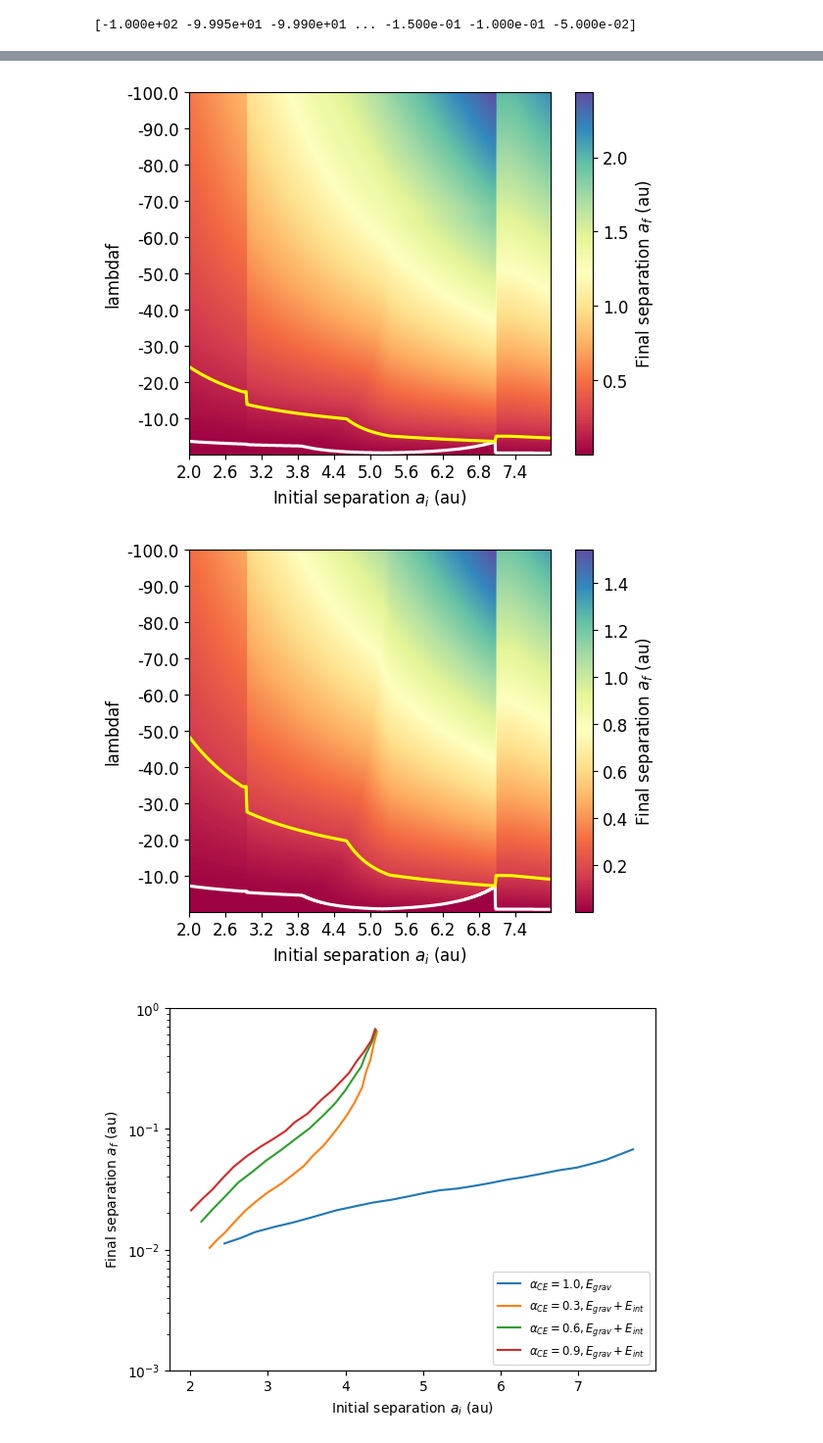
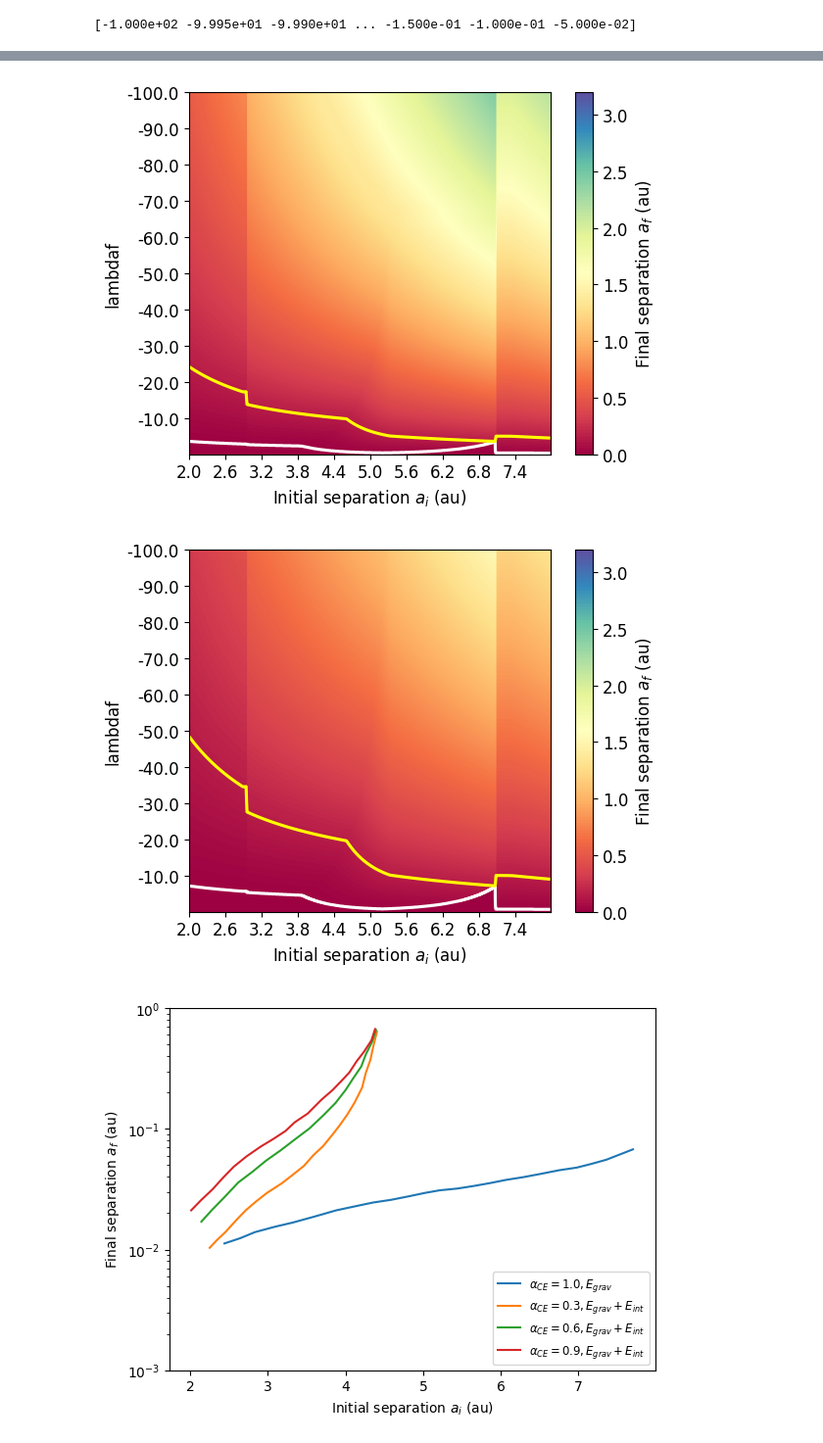
Before and after one commit to RunqiuYe/binary-evolution, a Jupyter notebook: lambda fitting/05:31 final results/yamaguchi 7+1 results.ipynb, the cells around one changed output, grey strips where cells are left out. Shown at 98% size. Cells and saved outputs as stored; diff of their text form; code cells hidden in the pictures.

Commit message:
updated 7+1graph and graph in summary

```diff
--- a/lambda fitting/05:31 final results/yamaguchi 7+1 results.ipynb
+++ b/lambda fitting/05:31 final results/yamaguchi 7+1 results.ipynb
@@ -164,5 +164,5 @@ plt.show()
 # %%
-plt.imshow(data3, cmap='Spectral', aspect = 0.2)
+plt.imshow(data3, cmap='Spectral', aspect = 0.2,vmin=0, vmax=3.2)
 
 cbar = plt.colorbar()  # Customize color bar label
 cbar.ax.tick_params(labelsize=12)  # Adjust font size in color bar
@@ -183,30 +183,30 @@ plt.contour(data3, levels=[0.01, 0.15], colors=['white', 'yellow'],linewidths=2.
 plt.savefig('7+1 Heatmap, alpha = 0.6.png', dpi=300)
 plt.show()
 # %% [output]
-[figure, old version]
+[figure, new version]
 # %%
-plt.imshow(data4, cmap='Spectral', aspect = 0.2)
+plt.imshow(data4, cmap='Spectral', aspect = 0.2,vmin=0, vmax=3.2)
 
 cbar = plt.colorbar()  # Customize color bar label
 cbar.ax.tick_params(labelsize=12)  # Adjust font size in color bar
 cbar.ax.set_ylabel('Final separation $a_f$ (au)', fontsize=12)  # Add label to color bar
 cbar.ax.figure.canvas.draw()
 
 x_tick_locations = np.arange(0, data4.shape[1], 40)
 y_tick_locations = np.arange(0, data4.shape[0], 200)
 x_tick_labels = [f'{ai_list[i]:.1f}' for i in x_tick_locations]
 y_tick_labels = [f'{lambdaList[i]:.1f}' for i in y_tick_locations]
 plt.xticks(x_tick_locations, x_tick_labels, fontsize=12)
 plt.yticks(y_tick_locations, y_tick_labels, fontsize=12)
 
 plt.xlabel('Initial separation $a_i$ (au)', fontsize=12)  # Add X axis label
 plt.ylabel('lambdaf', fontsize=12)  # Add Y axis label
 
 plt.contour(data4, levels=[0.01, 0.15], colors=['white', 'yellow'],linewidths=2.25)
 plt.savefig('7+1 Heatmap, alpha = 0.3.png', dpi=300)
 plt.show()
 # %% [output]
-[figure, old version]
+[figure, new version]
 # %%
 # Results in Yamaguchi 2023
 x = [0, 0, 0, 0]
```
Also changed, not shown: parts of 2 cells of this notebook, 20 other files.
